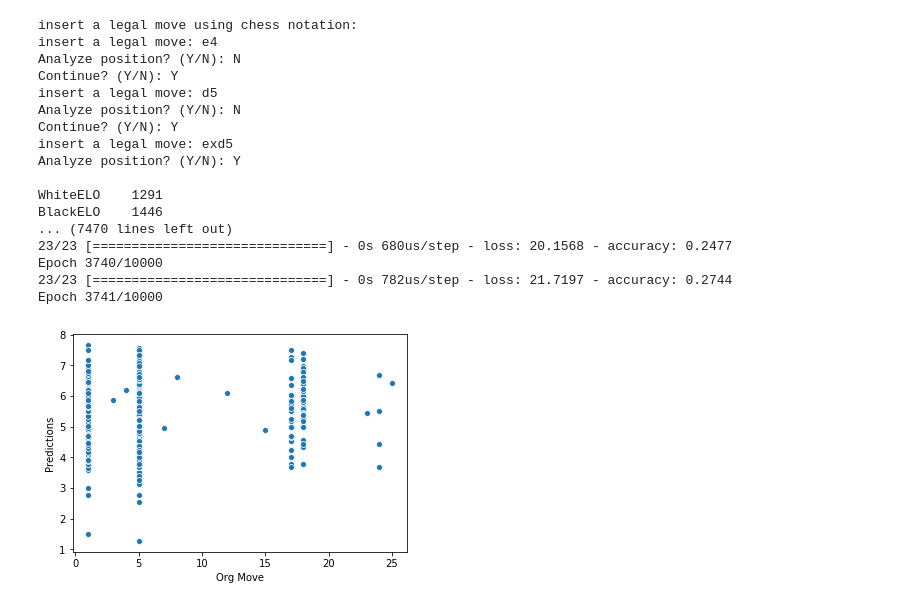
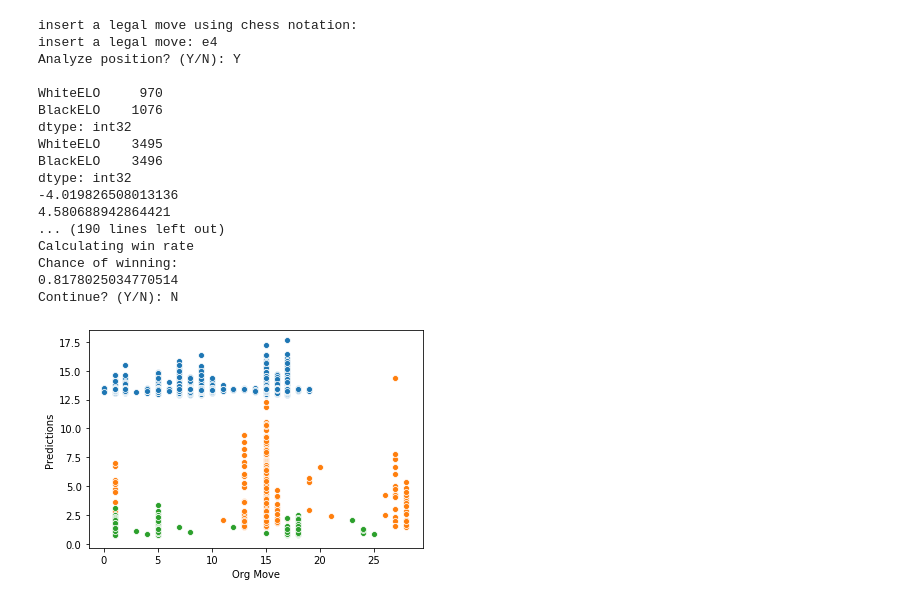
Before and after one commit to ThePalad1n/ChessBoto, a Jupyter notebook: Sandbox.ipynb, the cells around one changed output. Drawn from its saved outputs; the diff is of its cells as text; code cells hidden in the pictures.

```diff
--- a/Sandbox.ipynb
+++ b/Sandbox.ipynb
@@ -1,4 +1,5 @@
 # %%
+#!/usr/bin/env python
 #!/usr/bin/env python
 # coding: utf-8
 
@@ -27,6 +28,7 @@
 
 #Import meant for all libraries
 import chess
+import math
 import re
 import csv
 import pandas as pd
@@ -36,6 +38,7 @@ from sklearn.model_selection import train_test_split
 from sklearn.preprocessing import StandardScaler
 from tensorflow.keras.models import Sequential
 from tensorflow.keras.layers import Dense
+from sklearn.svm import SVC
 
 
 # In[3]:
@@ -165,11 +168,8 @@ def gmBoard(board):
     # In[3]:
 
 
-    '''from sklearn import svm
-    clf = svm.SVC()
-    clf.fit(X_train, y_train['NextMove'])
-    accuracy = clf.score(X_test, y_test['NextMove'])
-    print(accuracy)'''
+
+
 
 
     # In[4]:
@@ -187,7 +187,7 @@ def gmBoard(board):
 
 
     #print(scaler.transform(y_train))
-    model.fit(x=X_train,y=y_train['NextMove'],epochs=10000)
+    model.fit(x=X_train,y=y_train['NextMove'],epochs=10)
 
 
     # In[6]:
@@ -243,6 +243,15 @@ def gmBoard(board):
 
     print(LegalMoves)
     print(LegalMoveOrder)
+    print('Calculating win rate')
+
+    clf = SVC()
+    clf.fit(X_train, y_train['Winner'])
+    clf.score(X_test, y_test['Winner'])
+    SVC()
+    qt = clf.predict([[1, -1]])
+    print("Chance of winning: ")
+    print(qt)
 
 
 # In[ ]:
@@ -270,44 +279,44 @@ while True:
         gmBoard(board)
     y=input("Continue? (Y/N): ")
     if y == "N" or y == "n":
         break
 
 
 
 # In[ ]:
 
 
 
 
 
 # In[ ]:
 
 
 
 
 # In[ ]:
 
 
 
 
 
 # In[ ]:
 # %% [output]
 insert a legal move using chess notation:
 insert a legal move: e4
-Analyze position? (Y/N): N
-Continue? (Y/N): Y
-insert a legal move: d5
-Analyze position? (Y/N): N
-Continue? (Y/N): Y
-insert a legal move: exd5
 Analyze position? (Y/N): Y
 
-WhiteELO    1291
-BlackELO    1446
-... (7470 lines left out)
-23/23 [==============================] - 0s 680us/step - loss: 20.1568 - accuracy: 0.2477
-Epoch 3740/10000
-23/23 [==============================] - 0s 782us/step - loss: 21.7197 - accuracy: 0.2744
-Epoch 3741/10000
+WhiteELO     970
+BlackELO    1076
+dtype: int32
+WhiteELO    3495
+BlackELO    3496
+dtype: int32
+-4.019826508013136
+4.580688942864421
+... (190 lines left out)
+Calculating win rate
+Chance of winning:
+0.8178025034770514
+Continue? (Y/N): N
-[figure, old version]
+[figure, new version]
```
